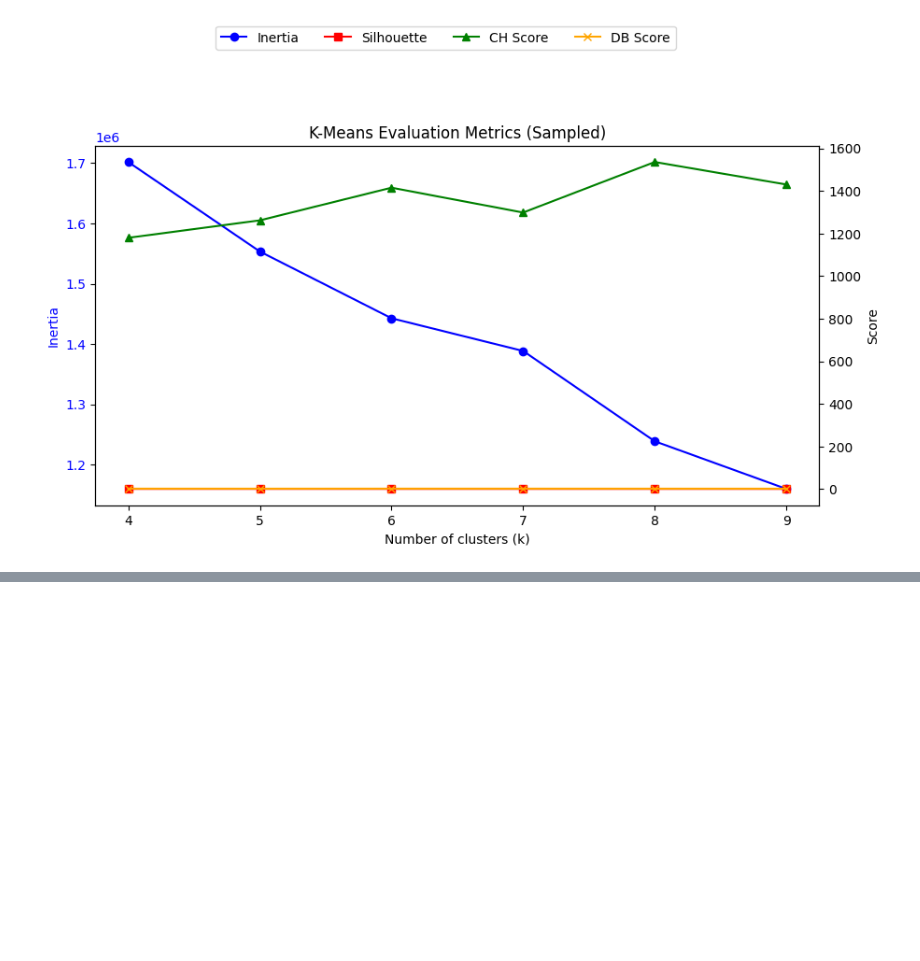
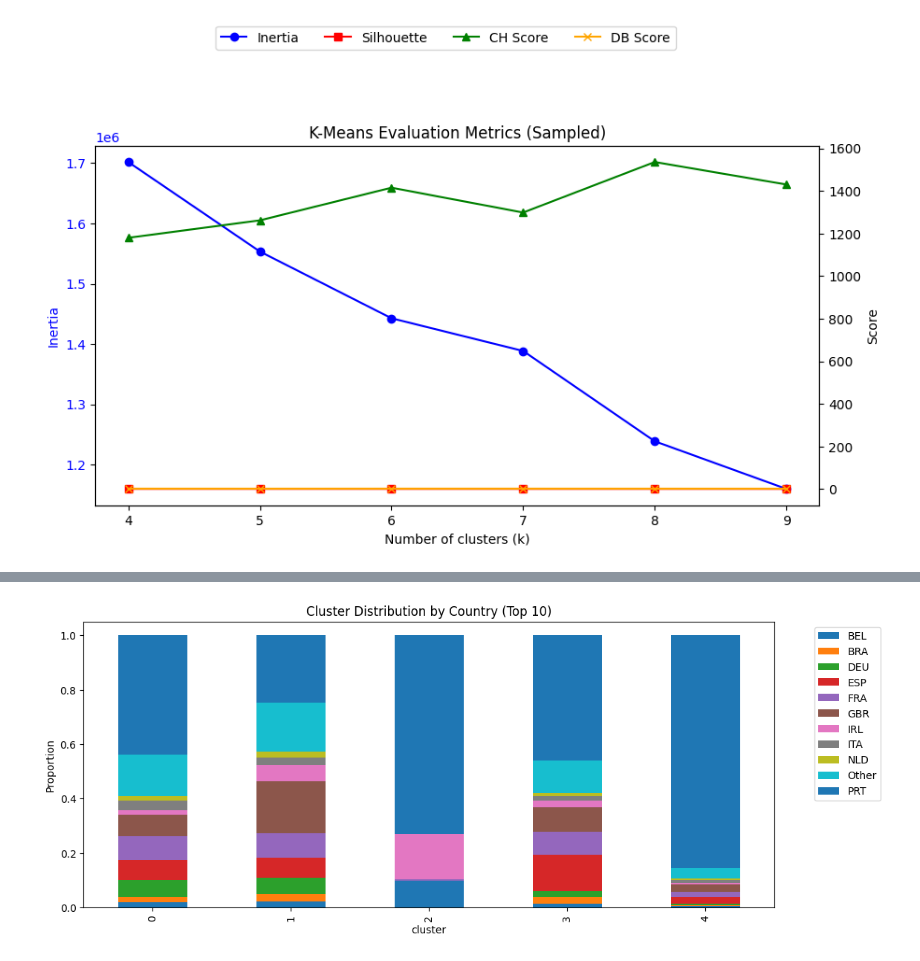
Before and after one commit to UtsavAch/HotelBooking-UnsupervisedLearning, a Jupyter notebook: main.ipynb, the cells around one changed output, grey strips where cells are left out. Saved outputs shown, nothing was run; the diff lists cells and outputs as text; code cells hidden in the pictures; blank space fills up the shorter version.

```diff
--- a/main.ipynb
+++ b/main.ipynb
@@ -792,0 +821,3 @@ plt.show()
+# %%
+top_10_countries = df_clustered['country'].value_counts().nlargest(10).index
+print(top_10_countries)
@@ -792,0 +826,4 @@ plt.show()
+# %%
+df_clustered['country_top10'] = df_clustered['country'].apply(
+    lambda x: x if x in top_10_countries else 'Other'
+)
@@ -792,0 +854,17 @@ plt.show()
+# %%
+plt.figure(figsize=(12,5))
+
+ct = pd.crosstab(
+    df_clustered['cluster'],
+    df_clustered['country_top10'],
+    normalize='index'
+)
+
+ct.plot(kind='bar', stacked=True, ax=plt.gca())
+
+plt.title("Cluster Distribution by Country (Top 10)")
+plt.ylabel("Proportion")
+plt.legend(bbox_to_anchor=(1.05,1))
+plt.show()
+# %% [output]
+[figure, added]
```
Also changed, not shown: parts of 15 cells of this notebook.
